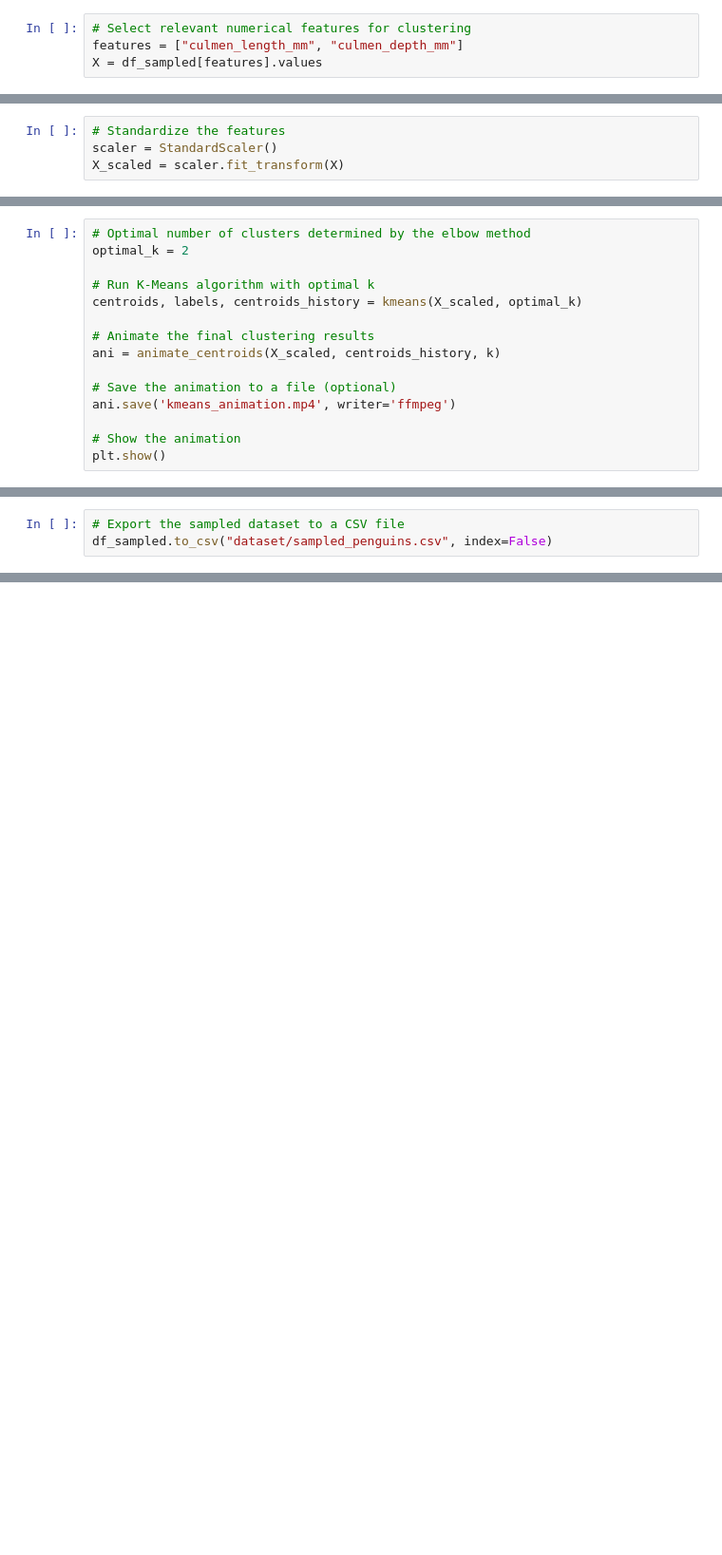
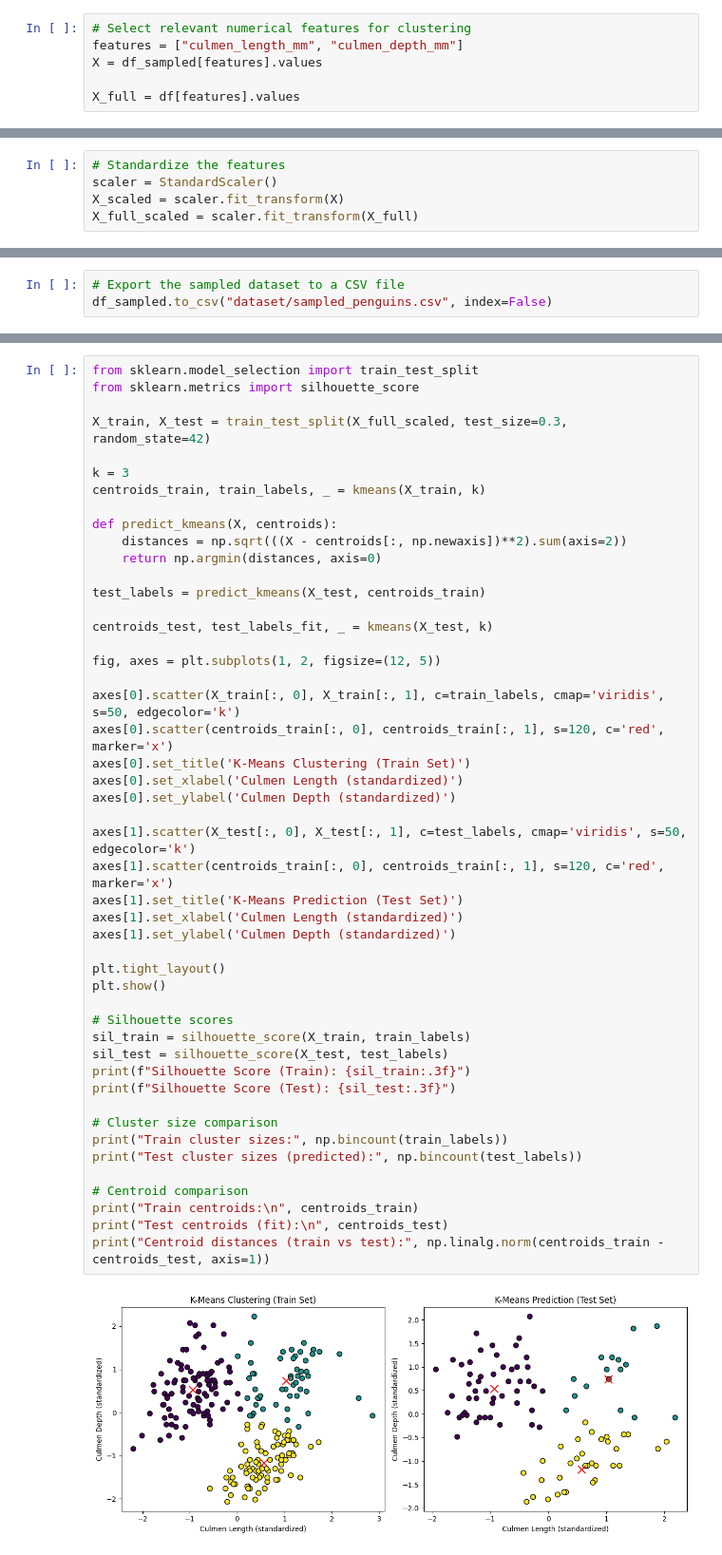
Before and after one commit to jvnthny-espiritu/ml-courseworks, a Jupyter notebook: k-means-activity/k-means.ipynb, the cells around one changed output, grey strips where cells are left out. Shown: that part at 95% size. Saved outputs shown, nothing was run; the diff lists cells and outputs as text; blank space fills up the shorter version.

```diff
--- a/k-means-activity/k-means.ipynb
+++ b/k-means-activity/k-means.ipynb
@@ -64,6 +64,8 @@ These features are chosen because they provide significant information about the
 # Select relevant numerical features for clustering
 features = ["culmen_length_mm", "culmen_depth_mm"]
 X = df_sampled[features].values
+
+X_full = df[features].values
 # %% [markdown]
 ## Data Standardization
 
@@ -72,6 +74,7 @@ To ensure that all features contribute equally to the clustering process, we sta
 # Standardize the features
 scaler = StandardScaler()
 X_scaled = scaler.fit_transform(X)
+X_full_scaled = scaler.fit_transform(X_full)
 # %% [markdown]
 # K-Means Clustering Implementation
 
@@ -225,18 +245,3 @@ plt.text(optimal_k, wcss[optimal_k - 1], f'  Optimal k={optimal_k}', color='red'
 plt.show()
 # %% [output]
 [figure]
-# %%
-# Optimal number of clusters determined by the elbow method
-optimal_k = 2
-
-# Run K-Means algorithm with optimal k
-centroids, labels, centroids_history = kmeans(X_scaled, optimal_k)
-
-# Animate the final clustering results
-ani = animate_centroids(X_scaled, centroids_history, k)
-
-# Save the animation to a file (optional)
-ani.save('kmeans_animation.mp4', writer='ffmpeg')
-
-# Show the animation
-plt.show()
@@ -247,0 +253,50 @@ df_sampled.to_csv("dataset/sampled_penguins.csv", index=False)
+# %%
+from sklearn.model_selection import train_test_split
+from sklearn.metrics import silhouette_score
+
+X_train, X_test = train_test_split(X_full_scaled, test_size=0.3, random_state=42)
+
+k = 3
+centroids_train, train_labels, _ = kmeans(X_train, k)
+
+def predict_kmeans(X, centroids):
+    distances = np.sqrt(((X - centroids[:, np.newaxis])**2).sum(axis=2))
+    return np.argmin(distances, axis=0)
+
+test_labels = predict_kmeans(X_test, centroids_train)
+
+centroids_test, test_labels_fit, _ = kmeans(X_test, k)
+
+fig, axes = plt.subplots(1, 2, figsize=(12, 5))
+
+axes[0].scatter(X_train[:, 0], X_train[:, 1], c=train_labels, cmap='viridis', s=50, edgecolor='k')
+axes[0].scatter(centroids_train[:, 0], centroids_train[:, 1], s=120, c='red', marker='x')
+axes[0].set_title('K-Means Clustering (Train Set)')
+axes[0].set_xlabel('Culmen Length (standardized)')
+axes[0].set_ylabel('Culmen Depth (standardized)')
+
+axes[1].scatter(X_test[:, 0], X_test[:, 1], c=test_labels, cmap='viridis', s=50, edgecolor='k')
+axes[1].scatter(centroids_train[:, 0], centroids_train[:, 1], s=120, c='red', marker='x')
+axes[1].set_title('K-Means Prediction (Test Set)')
+axes[1].set_xlabel('Culmen Length (standardized)')
+axes[1].set_ylabel('Culmen Depth (standardized)')
+
+plt.tight_layout()
+plt.show()
+
+# Silhouette scores
+sil_train = silhouette_score(X_train, train_labels)
+sil_test = silhouette_score(X_test, test_labels)
+print(f"Silhouette Score (Train): {sil_train:.3f}")
+print(f"Silhouette Score (Test): {sil_test:.3f}")
+
+# Cluster size comparison
+print("Train cluster sizes:", np.bincount(train_labels))
+print("Test cluster sizes (predicted):", np.bincount(test_labels))
+
+# Centroid comparison
+print("Train centroids:\n", centroids_train)
+print("Test centroids (fit):\n", centroids_test)
+print("Centroid distances (train vs test):", np.linalg.norm(centroids_train - centroids_test, axis=1))
+# %% [output]
+[figure, added]
```
Also changed, not shown: parts of 7 cells of this notebook.
